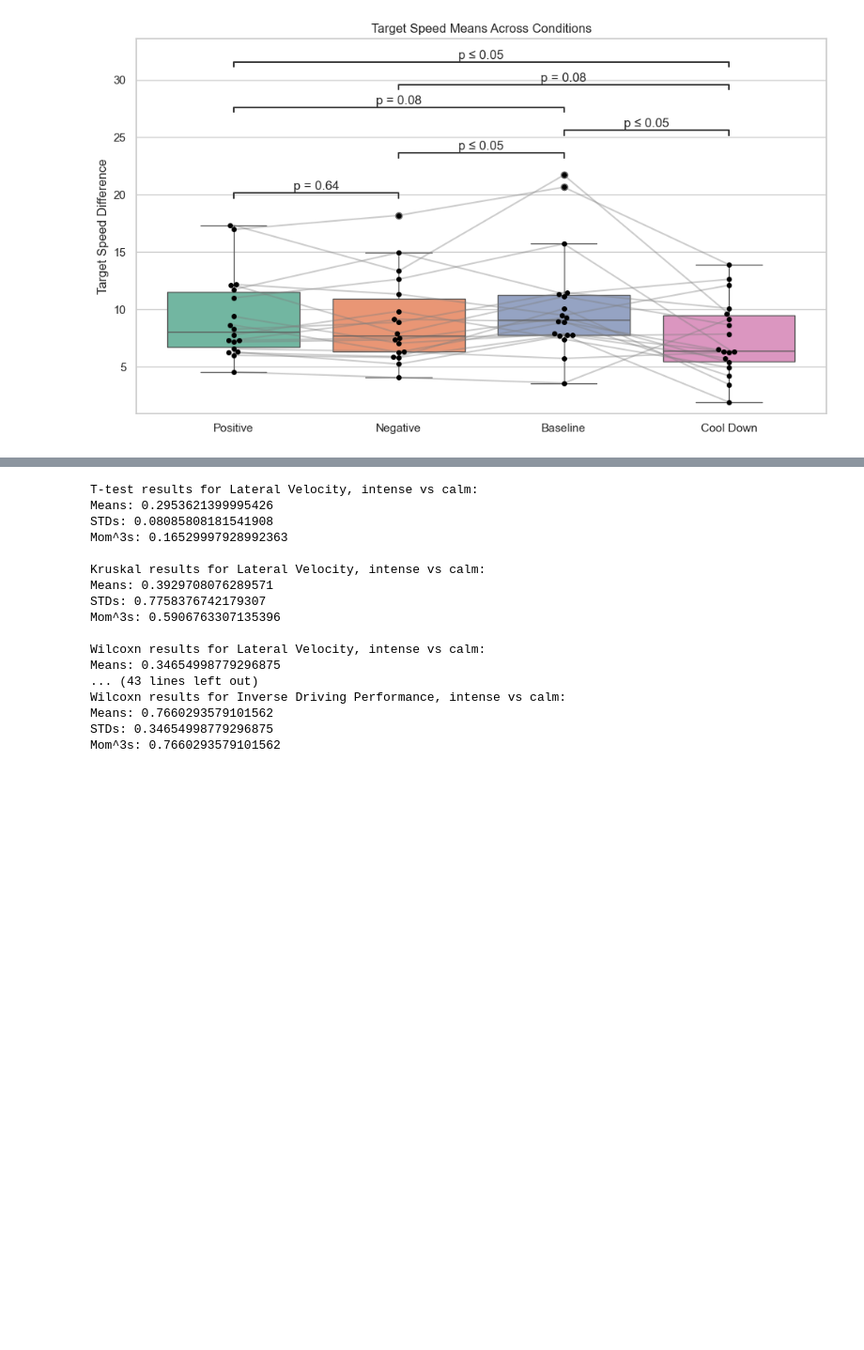
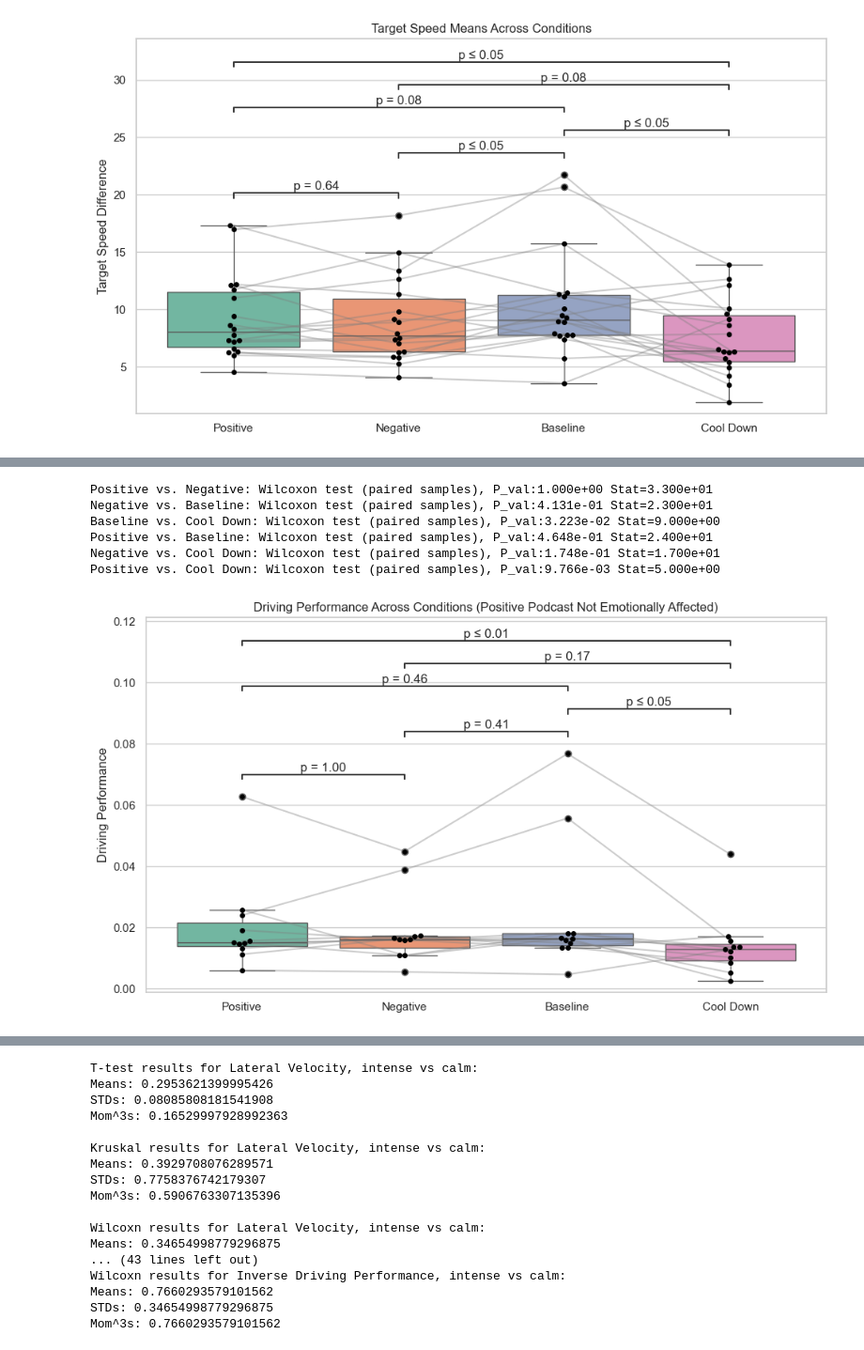
Before and after one commit to Anna-Palatkina-itu/driving_performance_project, a Jupyter notebook: window_analysis.ipynb, the cells around one changed output, grey strips where cells are left out. Shown at 94% size. Drawn from its saved outputs; the diff is of its cells as text; code cells hidden in the pictures; blank space fills up the shorter version.

```diff
--- a/window_analysis.ipynb
+++ b/window_analysis.ipynb
@@ -327,0 +353,15 @@ Positive vs. Cool Down: Wilcoxon test (paired samples), P_val:1.823e-02 Stat=3.2
+# %%
+calm_filtered = [calm_stats[i] for i in range(len(calm_stats)) if i // 4 in negative_participant_indices]
+intense_filtered = [intense_stats[i] for i in range(len(intense_stats)) if i // 4 in negative_participant_indices]
+baseline_filtered = [baseline_stats[i] for i in range(len(baseline_stats)) if i // 4 in negative_participant_indices]
+cool_down_filtered = [cool_down_stats[i] for i in range(len(cool_down_stats)) if i // 4 in negative_participant_indices]
+
+paired_plot_all3(calm_filtered, intense_filtered, baseline_filtered, cool_down_filtered, 'Driving Performance Across Conditions (Positive Podcast Not Emotionally Affected)', 'Driving Performance', y='Mean', index=3)
+# %% [output]
+Positive vs. Negative: Wilcoxon test (paired samples), P_val:1.000e+00 Stat=3.300e+01
+Negative vs. Baseline: Wilcoxon test (paired samples), P_val:4.131e-01 Stat=2.300e+01
+Baseline vs. Cool Down: Wilcoxon test (paired samples), P_val:3.223e-02 Stat=9.000e+00
+Positive vs. Baseline: Wilcoxon test (paired samples), P_val:4.648e-01 Stat=2.400e+01
+Negative vs. Cool Down: Wilcoxon test (paired samples), P_val:1.748e-01 Stat=1.700e+01
+Positive vs. Cool Down: Wilcoxon test (paired samples), P_val:9.766e-03 Stat=5.000e+00
+[figure, added]
```
Also changed, not shown: parts of 5 cells of this notebook, 5 other files.
